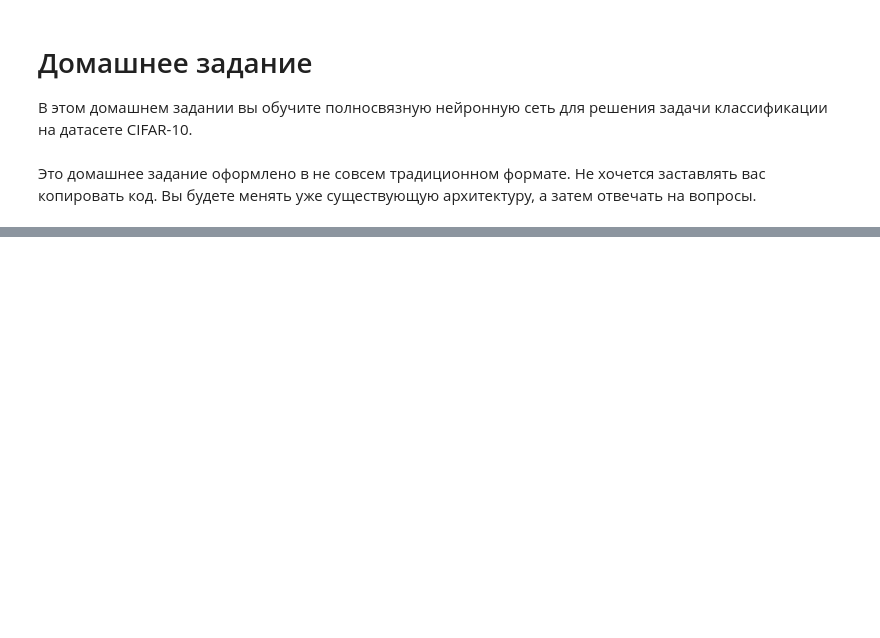
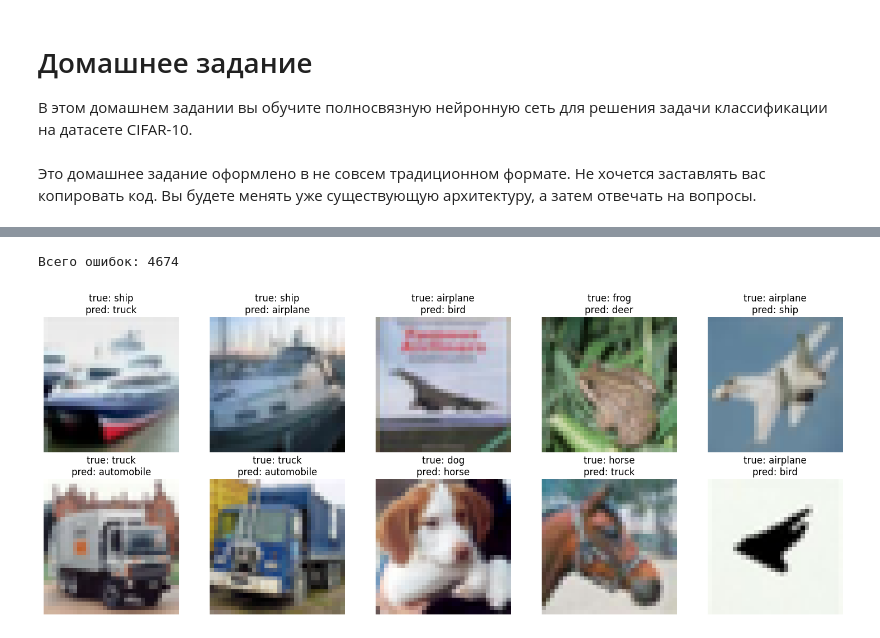
Before and after one commit to crazair/ML_Course, a Jupyter notebook: Lecture5_IntroDL_CV/PT_DL_HT.ipynb, the cells around one changed output, grey strips where cells are left out. Saved outputs shown, nothing was run; the diff lists cells and outputs as text; code cells hidden in the pictures; blank space fills up the shorter version.

```diff
--- a/Lecture5_IntroDL_CV/PT_DL_HT.ipynb
+++ b/Lecture5_IntroDL_CV/PT_DL_HT.ipynb
@@ -206,0 +243,52 @@ Accuracy of the network on the test images: 48.83 %
+# %%
+import matplotlib.pyplot as plt
+
+# Названия классов CIFAR-10
+classes = test_dataset.classes
+
+# Соберем ошибочные предсказания
+wrong_images = []
+wrong_labels = []
+wrong_preds = []
+
+model.eval()
+with torch.no_grad():
+    for images, labels in test_loader:
+        images_for_model = images.reshape(-1, 32 * 32 * 3).to(device)
+        labels = labels.to(device)
+
+        outputs = model(images_for_model)
+        _, predicted = torch.max(outputs, 1)
+
+        wrong_mask = predicted != labels
+
+        if wrong_mask.any():
+            wrong_images.extend(images[wrong_mask.cpu()])
+            wrong_labels.extend(labels[wrong_mask].cpu())
+            wrong_preds.extend(predicted[wrong_mask].cpu())
+
+# Сколько показать
+num_to_show = 10
+
+print(f'Всего ошибок: {len(wrong_images)}')
+
+plt.figure(figsize=(15, 6))
+for i in range(min(num_to_show, len(wrong_images))):
+    img = wrong_images[i]
+
+    # denormalize: из [-1, 1] обратно примерно в [0, 1]
+    img = img * 0.5 + 0.5
+
+    # [C, H, W] -> [H, W, C]
+    img = img.permute(1, 2, 0).numpy()
+
+    plt.subplot(2, 5, i + 1)
+    plt.imshow(img)
+    plt.title(f"true: {classes[wrong_labels[i]]}\npred: {classes[wrong_preds[i]]}")
+    plt.axis('off')
+
+plt.tight_layout()
+plt.show()
+# %% [output]
+Всего ошибок: 4674
+[figure, added]
```
Also changed, not shown: parts of 6 cells of this notebook.
